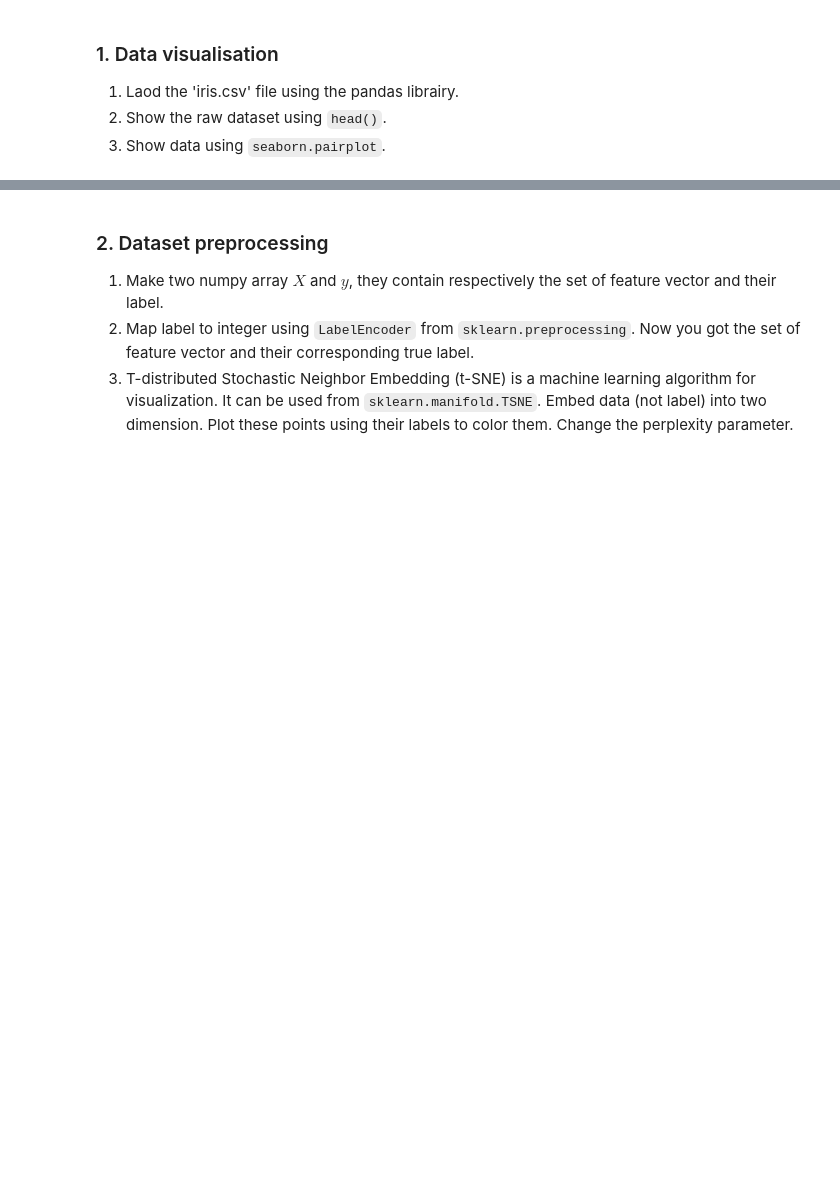
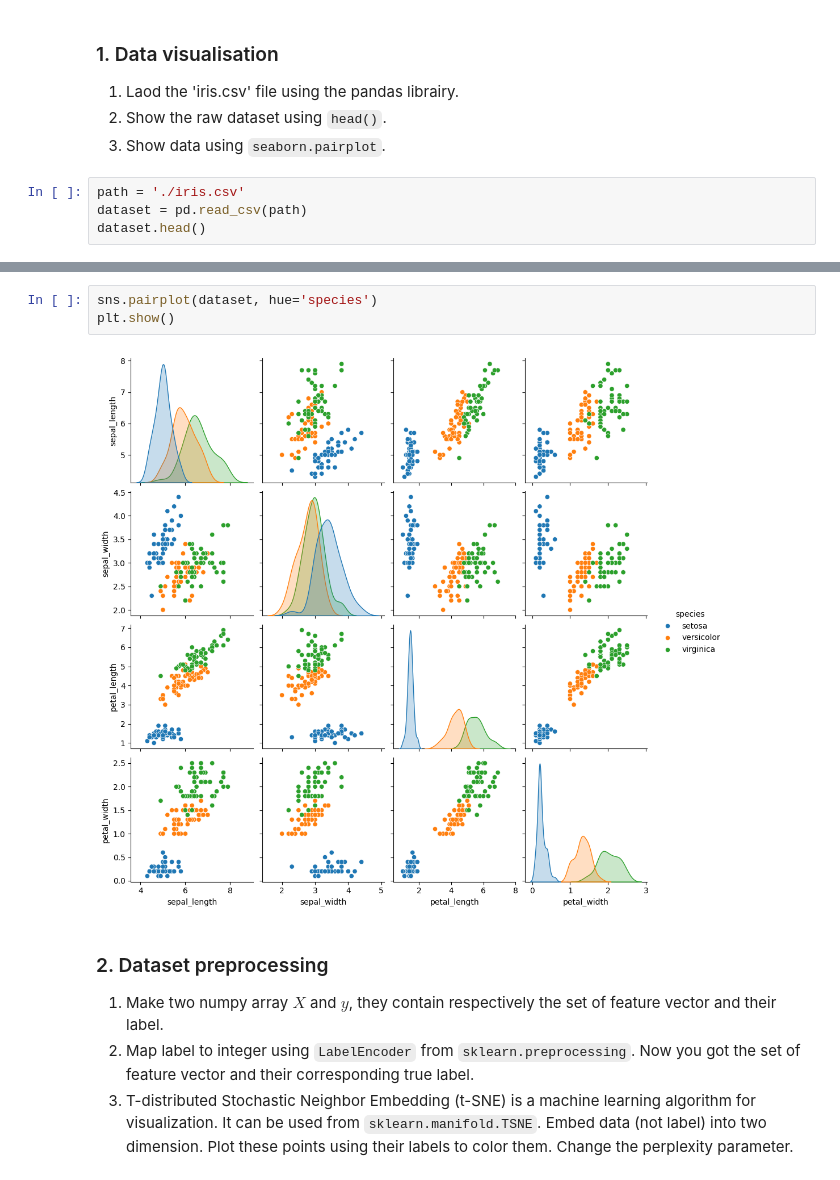
Before and after one commit to jmvilla12/apprentissage-supervise, a Jupyter notebook: week 01/TP1/Supervised_classification_TP1_template.ipynb, the cells around one changed output, grey strips where cells are left out. Cells and saved outputs as stored; diff of their text form; blank space fills up the shorter version.

```diff
--- a/week 01/TP1/Supervised_classification_TP1_template.ipynb
+++ b/week 01/TP1/Supervised_classification_TP1_template.ipynb
@@ -38,3 +36,7 @@ Objectives are: learning how to handle data for supervised classification, apply
 1. Laod the 'iris.csv' file using the pandas librairy.
 1. Show the raw dataset using `head()`.
 1. Show data using `seaborn.pairplot`.
+# %%
+path = './iris.csv'
+dataset = pd.read_csv(path)
+dataset.head()
@@ -41,3 +74,8 @@ Objectives are: learning how to handle data for supervised classification, apply
+# %%
+sns.pairplot(dataset, hue='species')
+plt.show()
+# %% [output]
+[figure, added]
 # %% [markdown]
 ### 2. Dataset preprocessing
 1. Make two numpy array $X$ and $y$, they contain respectively the set of feature vector and their label.
```
Also changed, not shown: parts of 3 cells of this notebook.
